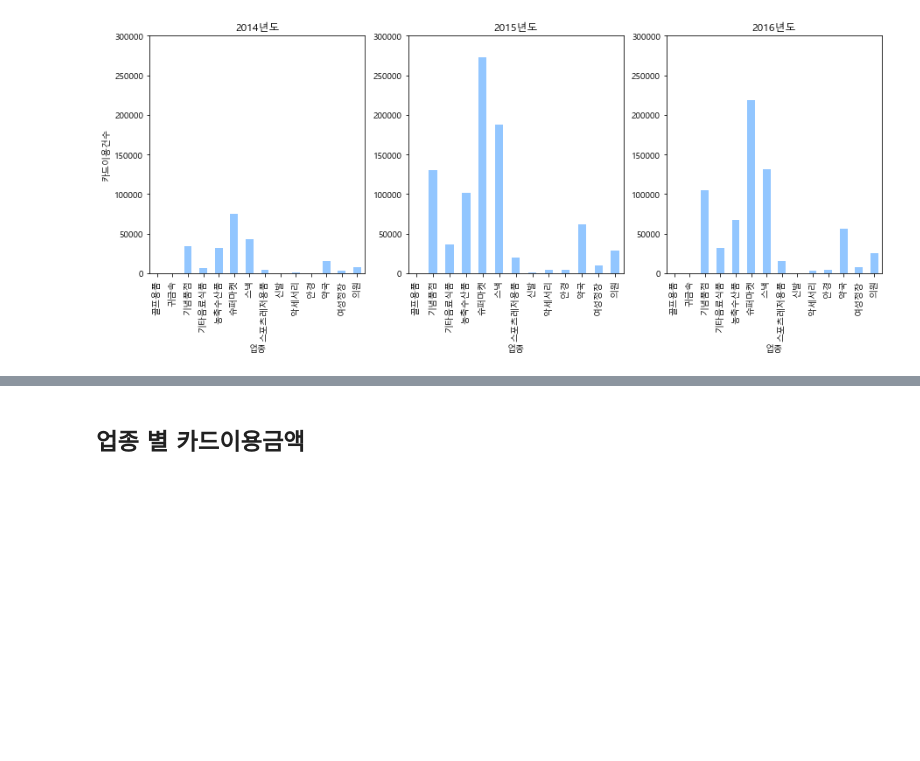
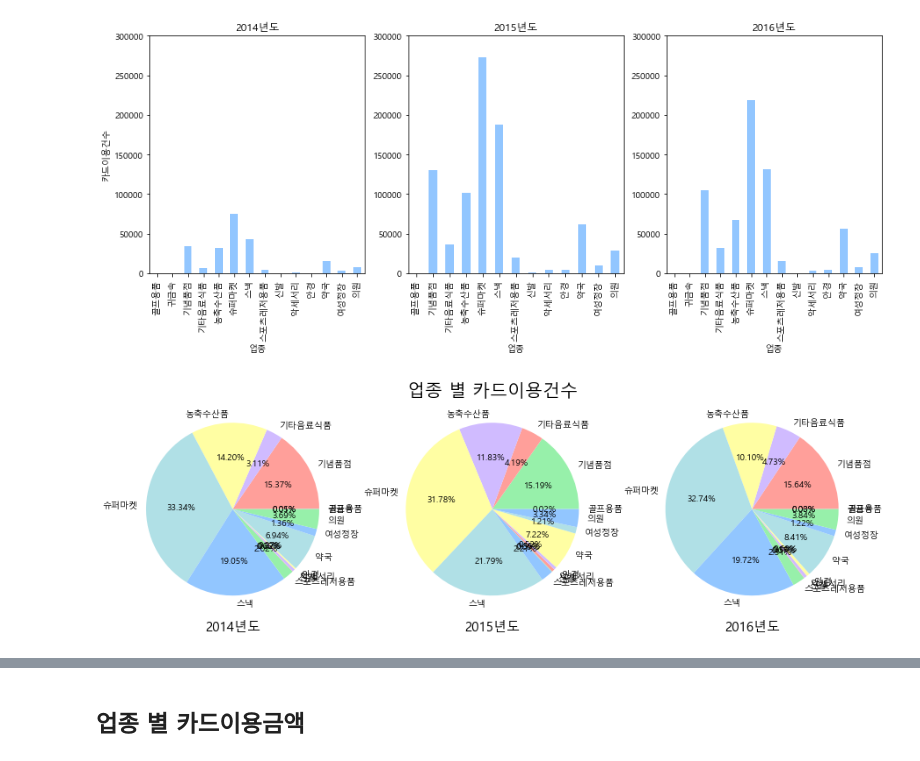
Before and after one commit to HayeonKimm/Tourist_Consumption_Analysis, a Jupyter notebook: code/2_analysis/BC카드 데이터 시각화_조아진.ipynb, the cells around one changed output, grey strips where cells are left out. Cells and saved outputs as stored; diff of their text form; code cells hidden in the pictures; blank space fills up the shorter version.

```diff
--- a/code/2_analysis/BC카드 데이터 시각화_조아진.ipynb
+++ b/code/2_analysis/BC카드 데이터 시각화_조아진.ipynb
@@ -144,5 +144,27 @@ plt.xlabel('업종', fontsize=10)
 plt.show()
 # %% [output]
 [figure]
+# %%
+plt.figure(figsize=(15, 15))
+
+plt.subplot(1, 3, 1)
+df3_kind_count.plot(kind='pie',  autopct=lambda p : '{:.2f}%'.format(p))
+plt.xlabel('2014년도', fontsize=15)
+plt.ylabel('', fontsize=15)
+
+plt.subplot(1, 3, 2)
+df4_kind_count.plot(kind='pie', autopct=lambda p : '{:.2f}%'.format(p))
+plt.xlabel('2015년도', fontsize=15)
+plt.title('업종 별 카드이용건수', fontsize=20)
+plt.ylabel('', fontsize=15)
+
+plt.subplot(1, 3, 3)
+df5_kind_count.plot(kind='pie', autopct=lambda p : '{:.2f}%'.format(p))
+plt.xlabel('2016년도', fontsize=15)
+plt.ylabel('', fontsize=15)
+
+plt.show()
+# %% [output]
+[figure, added]
 # %% [markdown]
 **카드이용건수가 높게 나타나는 업종**
```
Also changed, not shown: parts of 4 cells of this notebook.
